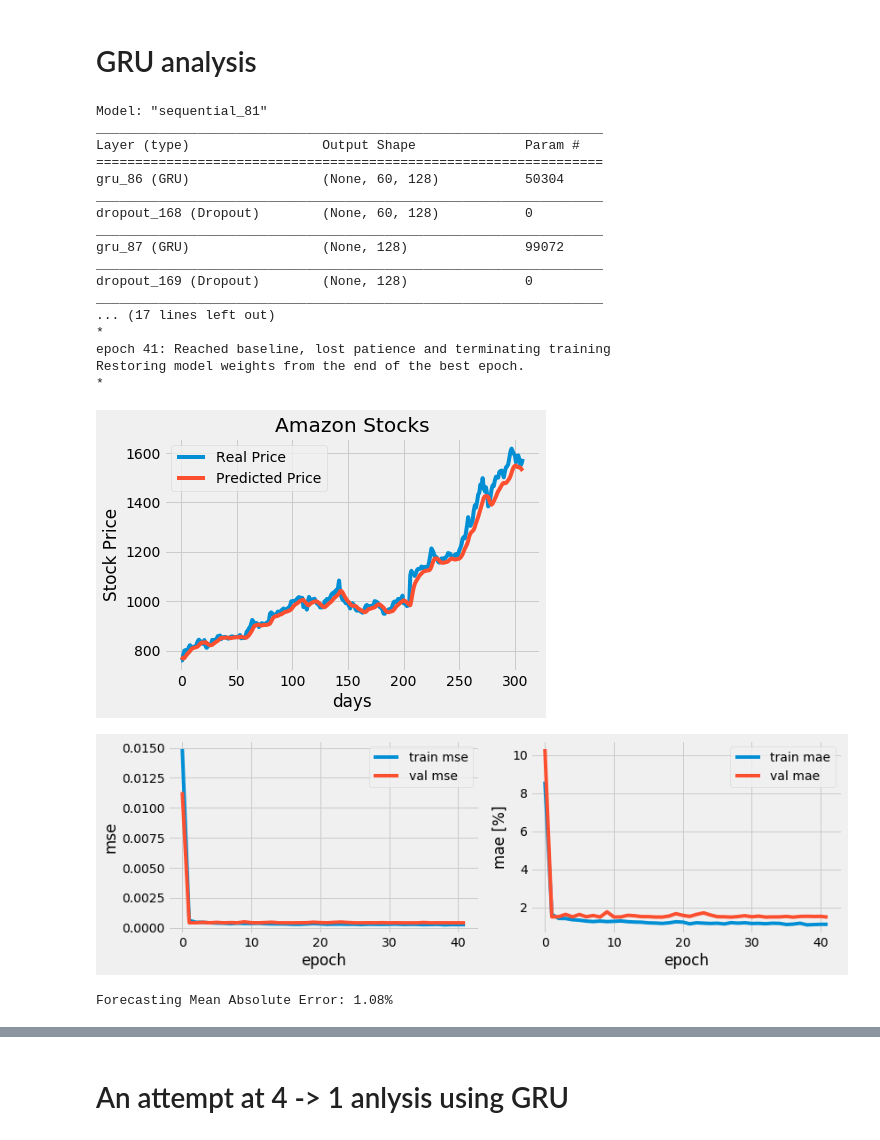
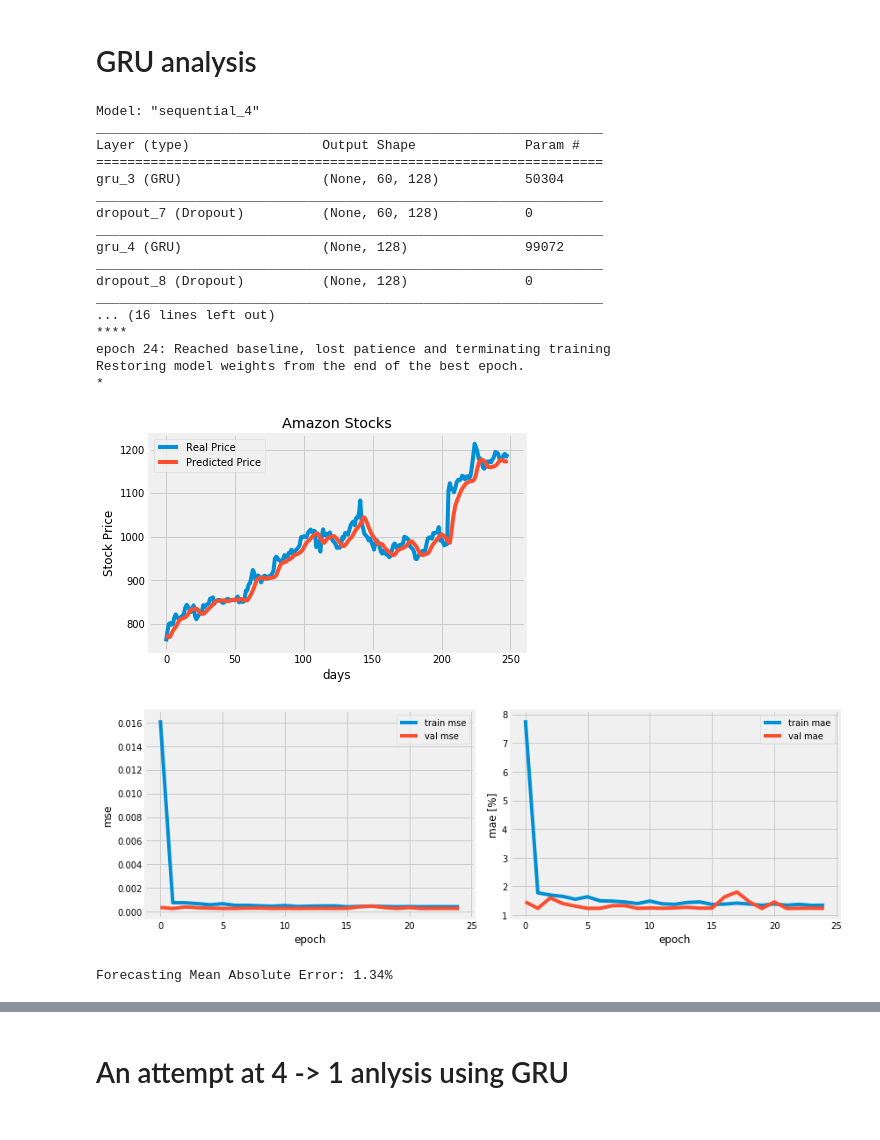
Before and after one commit to talismanbrandi/AI-ML-Tools, a Jupyter notebook: TimeSeries/Amazon-LSTM-RNN.ipynb, the cells around one changed output, grey strips where cells are left out. Cells and saved outputs as stored; diff of their text form; code cells hidden in the pictures.

```diff
--- a/TimeSeries/Amazon-LSTM-RNN.ipynb
+++ b/TimeSeries/Amazon-LSTM-RNN.ipynb
@@ -22,12 +22,9 @@ amz.shape
 # %% [output]
 (3077, 12)
 # %%
-def plot_prediction(test, prediction, pos=0, shift=0):
-    x = np.linspace(0, test.shape[0]-1, test.shape[0])
-    x_p = np.linspace(pos, test_data.shape[0]-1-shift+pos, test_data.shape[0]-shift)
-    print
-    plt.plot(x, test, label='Real Price')
-    plt.plot(x_p, prediction, label='Predicted Price')
+def plot_prediction(test, prediction, pos=0):
+    plt.plot(test[pos:], label='Real Price')
+    plt.plot(prediction, label='Predicted Price')
     plt.title('Amazon Stocks')
     plt.xlabel('days')
     plt.ylabel('Stock Price')
@@ -245,32 +242,32 @@ time_machine_GRU.compile(optimizer=SGD(lr=0.01, decay=1e-7, momentum=0.9, nester
                      loss='mean_squared_error',
                      metrics=['mse', 'mae'])
 history = time_machine_GRU.fit(X_train, Y_train,
-                               epochs=300, batch_size=32, validation_split=0.1, verbose=0,
+                               epochs=300, batch_size=32, validation_split=0.05, verbose=0,
                                callbacks=[TerminateOnBaseline(monitor='val_loss', patience=5), PrintDots()])
 # %% [output]
-Model: "sequential_81"
+Model: "sequential_4"
 _________________________________________________________________
 Layer (type)                 Output Shape              Param #
 =================================================================
-gru_86 (GRU)                 (None, 60, 128)           50304
+gru_3 (GRU)                  (None, 60, 128)           50304
 _________________________________________________________________
-dropout_168 (Dropout)        (None, 60, 128)           0
+dropout_7 (Dropout)          (None, 60, 128)           0
 _________________________________________________________________
-gru_87 (GRU)                 (None, 128)               99072
+gru_4 (GRU)                  (None, 128)               99072
 _________________________________________________________________
-dropout_169 (Dropout)        (None, 128)               0
+dropout_8 (Dropout)          (None, 128)               0
 _________________________________________________________________
-... (17 lines left out)
-*
-epoch 41: Reached baseline, lost patience and terminating training
+... (16 lines left out)
+****
+epoch 24: Reached baseline, lost patience and terminating training
 Restoring model weights from the end of the best epoch.
 *
 # %%
 predicted_prices_GRU = time_machine_GRU.predict(X_test)
 predicted_prices_GRU = sc.inverse_transform(predicted_prices_GRU)
-plot_prediction(test_data, predicted_prices_GRU)
+plot_prediction(test_data[:250], predicted_prices_GRU[:250])
 plot_history(history)
 # %% [output]
-[figure, old version]
+[figure, new version]
-[figure, old version]
+[figure, new version]
-Forecasting Mean Absolute Error: 1.08%
+Forecasting Mean Absolute Error: 1.34%
```
Also changed, not shown: parts of 17 cells of this notebook, 8 other files.
